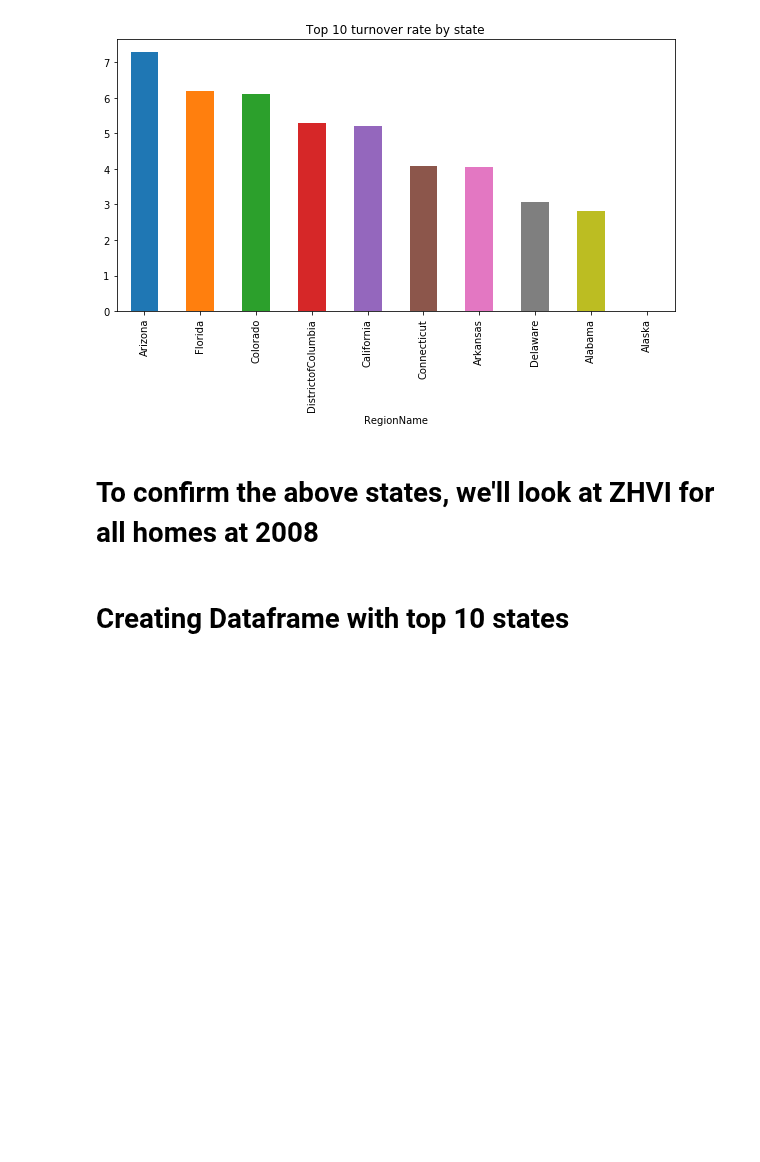
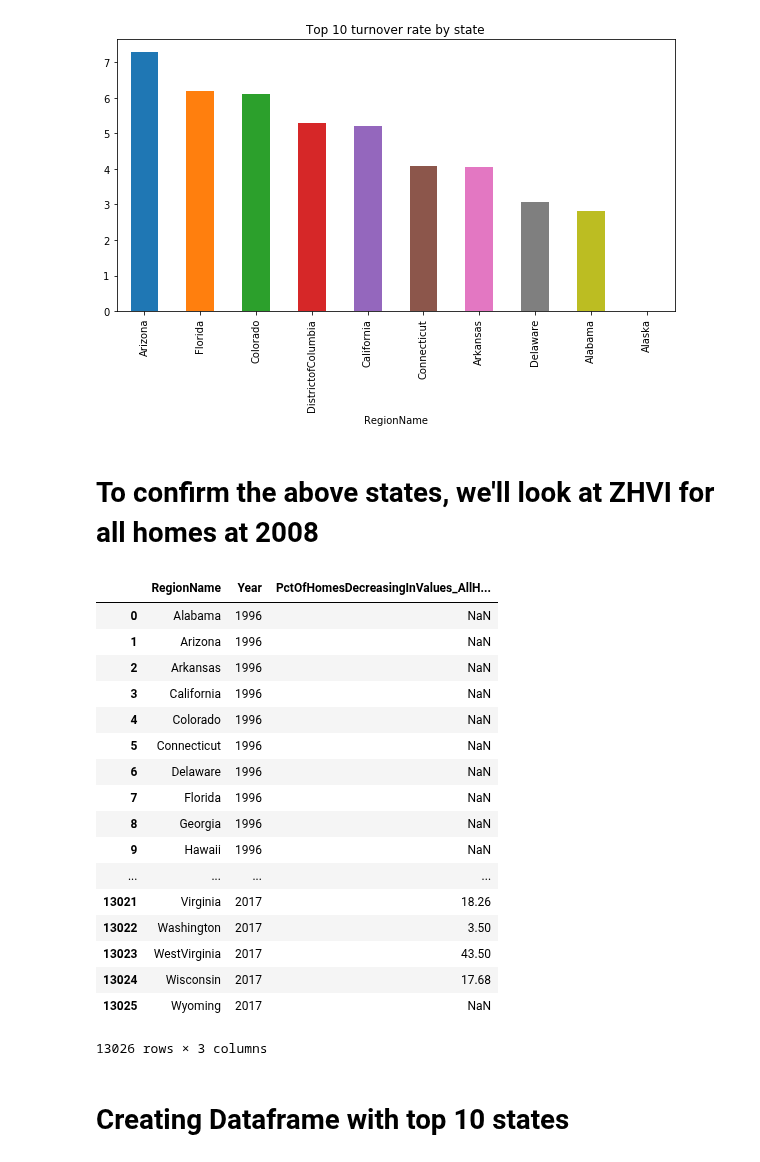
Before and after one commit to dannylo1992/zillow_data, a Jupyter notebook: zillow_housing_data-Copy1.ipynb, the cells around one changed output. Cells and saved outputs as stored; diff of their text form; code cells hidden in the pictures; blank space fills up the shorter version.

```diff
--- a/zillow_housing_data-Copy1.ipynb
+++ b/zillow_housing_data-Copy1.ipynb
@@ -124,10 +124,30 @@ Text(0.5,1,'Top 10 turnover rate by state')
 # %%
 #confirm using ZHIV median price split by state.
 #df_state_year1.groupby(df_state_year1['Year'])['ZHVI_AllHomes'].mean()
 #df_state_year1.groupby(df_state_year['RegionName']).mean() #between 2007 - 2016
 #plt.title('Top 10 ZHVI by state')
 new = df_state[['RegionName','Year','PctOfHomesDecreasingInValues_AllHomes']]
-grouped = new.groupby('PctOfHomesDecreasingInValues_AllHomes')
+new
+#grouped = new.groupby('PctOfHomesDecreasingInValues_AllHomes')
+# %% [output]
+|  | RegionName | Year | PctOfHomesDecreasingInValues_AllH... |
+| 0 | Alabama | 1996 | NaN |
+| 1 | Arizona | 1996 | NaN |
+| 2 | Arkansas | 1996 | NaN |
+| 3 | California | 1996 | NaN |
+| 4 | Colorado | 1996 | NaN |
+| 5 | Connecticut | 1996 | NaN |
+| 6 | Delaware | 1996 | NaN |
+| 7 | Florida | 1996 | NaN |
+| 8 | Georgia | 1996 | NaN |
+| 9 | Hawaii | 1996 | NaN |
+| ... | ... | ... | ... |
+| 13021 | Virginia | 2017 | 18.26 |
+| 13022 | Washington | 2017 | 3.50 |
+| 13023 | WestVirginia | 2017 | 43.50 |
+| 13024 | Wisconsin | 2017 | 17.68 |
+| 13025 | Wyoming | 2017 | NaN |
+13026 rows × 3 columns
 # %% [markdown]
 # Creating Dataframe with top 10 states
 # %%
```
